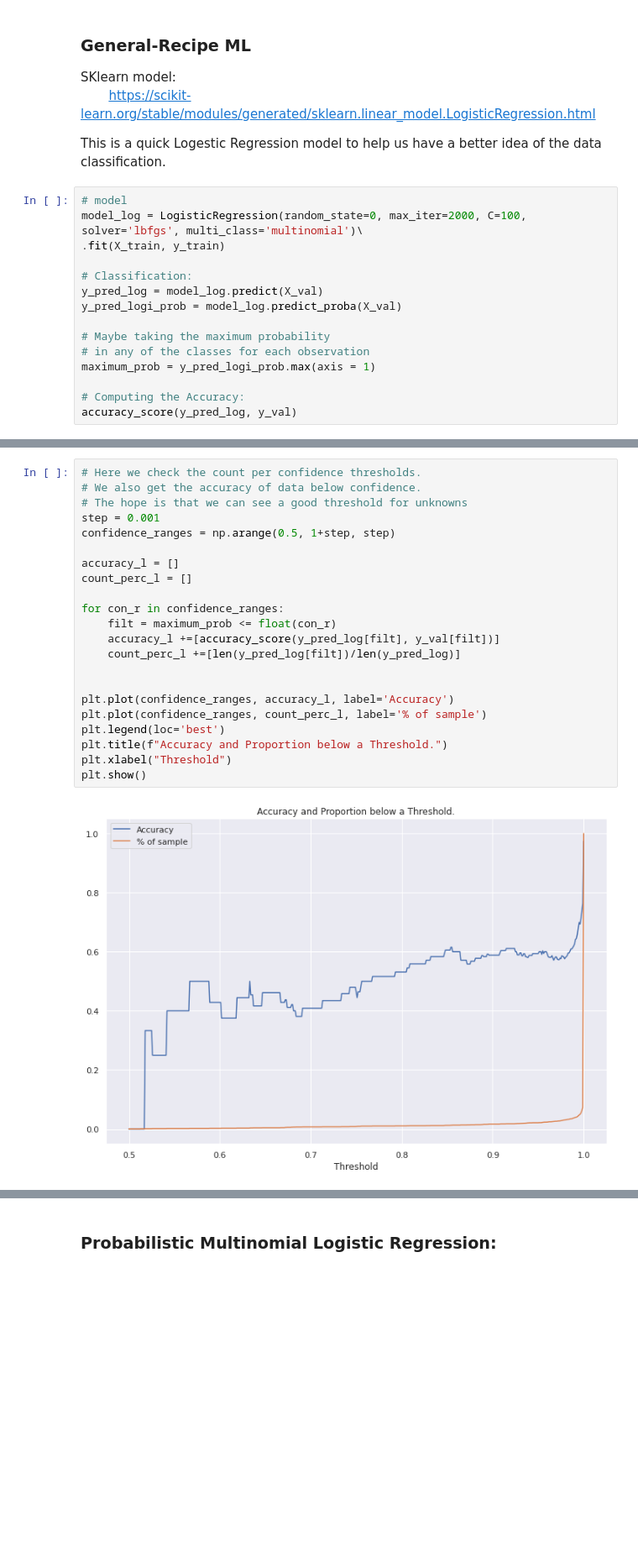
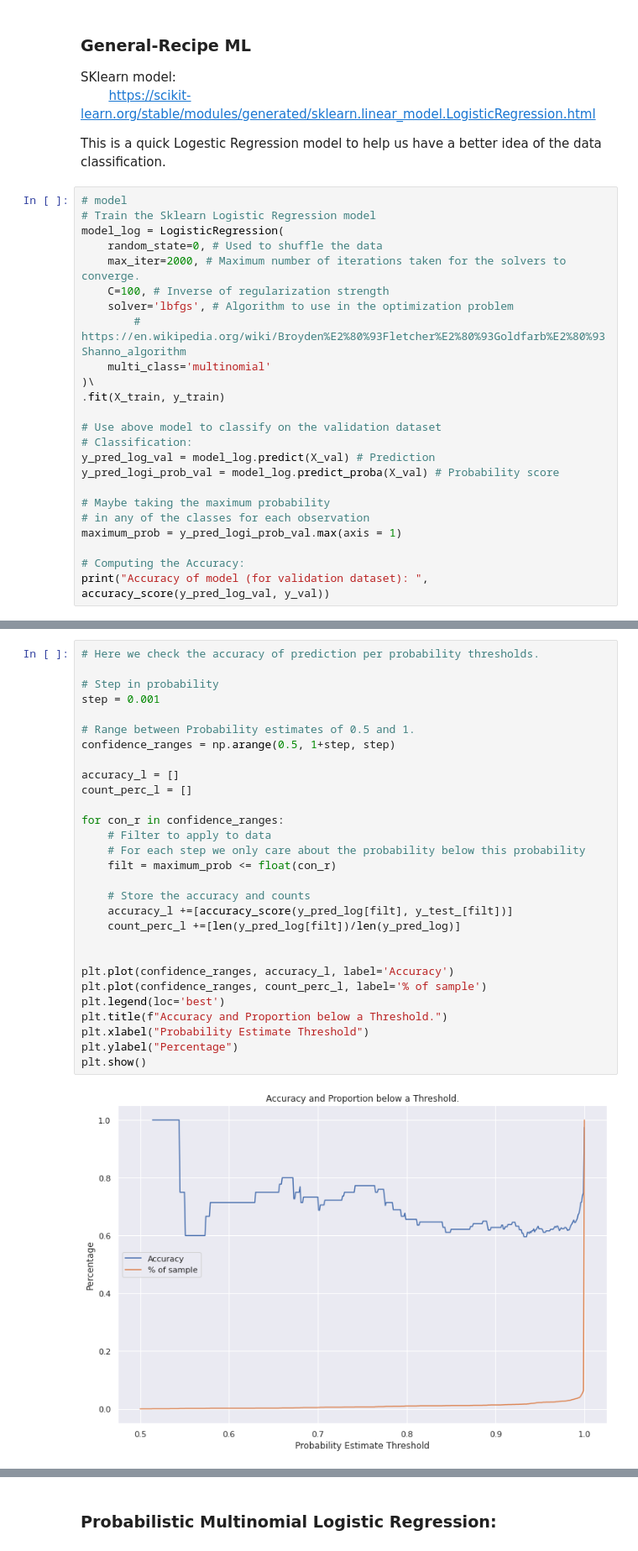
Before and after one commit to ET5003-Group1/ET5003, a Jupyter notebook: Etivity_1_team1_20156952_DaireCampbell.ipynb, the cells around one changed output, grey strips where cells are left out. Shown at 84% size. Saved outputs shown, nothing was run; the diff lists cells and outputs as text; blank space fills up the shorter version.

```diff
--- a/Etivity_1_team1_20156952_DaireCampbell.ipynb
+++ b/Etivity_1_team1_20156952_DaireCampbell.ipynb
@@ -394,17 +405,26 @@ SKlearn model:
 This is a quick Logestic Regression model to help us have a better idea of the data classification.
 # %%
 # model
-model_log = LogisticRegression(random_state=0, max_iter=2000, C=100, solver='lbfgs', multi_class='multinomial')\
+# Train the Sklearn Logistic Regression model
+model_log = LogisticRegression(
+    random_state=0, # Used to shuffle the data
+    max_iter=2000, # Maximum number of iterations taken for the solvers to converge.
+    C=100, # Inverse of regularization strength
+    solver='lbfgs', # Algorithm to use in the optimization problem
+        # https://en.wikipedia.org/wiki/Broyden%E2%80%93Fletcher%E2%80%93Goldfarb%E2%80%93Shanno_algorithm
+    multi_class='multinomial'
+)\
 .fit(X_train, y_train)
 
+# Use above model to classify on the validation dataset
 # Classification:
-y_pred_log = model_log.predict(X_val)
-y_pred_logi_prob = model_log.predict_proba(X_val)
+y_pred_log_val = model_log.predict(X_val) # Prediction
+y_pred_logi_prob_val = model_log.predict_proba(X_val) # Probability score
 
 # Maybe taking the maximum probability
 # in any of the classes for each observation
-maximum_prob = y_pred_logi_prob.max(axis = 1)
+maximum_prob = y_pred_logi_prob_val.max(axis = 1)
 
 # Computing the Accuracy:
-accuracy_score(y_pred_log, y_val)
+print("Accuracy of model (for validation dataset): ", accuracy_score(y_pred_log_val, y_val))
 # %% [output]
@@ -427,24 +525,31 @@ However, for ~5-8% of the classifications, the liklihood is not as confident.
 # %%
-# Here we check the count per confidence thresholds.
-# We also get the accuracy of data below confidence.
-# The hope is that we can see a good threshold for unknowns
+# Here we check the accuracy of prediction per probability thresholds.
+
+# Step in probability
 step = 0.001
+
+# Range between Probability estimates of 0.5 and 1.
 confidence_ranges = np.arange(0.5, 1+step, step)
 
 accuracy_l = []
 count_perc_l = []
 
 for con_r in confidence_ranges:
+    # Filter to apply to data
+    # For each step we only care about the probability below this probability
     filt = maximum_prob <= float(con_r)
-    accuracy_l +=[accuracy_score(y_pred_log[filt], y_val[filt])]
+
+    # Store the accuracy and counts
+    accuracy_l +=[accuracy_score(y_pred_log[filt], y_test_[filt])]
     count_perc_l +=[len(y_pred_log[filt])/len(y_pred_log)]
 
 
 plt.plot(confidence_ranges, accuracy_l, label='Accuracy')
 plt.plot(confidence_ranges, count_perc_l, label='% of sample')
 plt.legend(loc='best')
 plt.title(f"Accuracy and Proportion below a Threshold.")
-plt.xlabel("Threshold")
+plt.xlabel("Probability Estimate Threshold")
+plt.ylabel("Percentage")
 plt.show()
 # %% [output]
-[figure, old version]
+[figure, new version]
```
Also changed, not shown: parts of 47 cells of this notebook, 1 other file.
